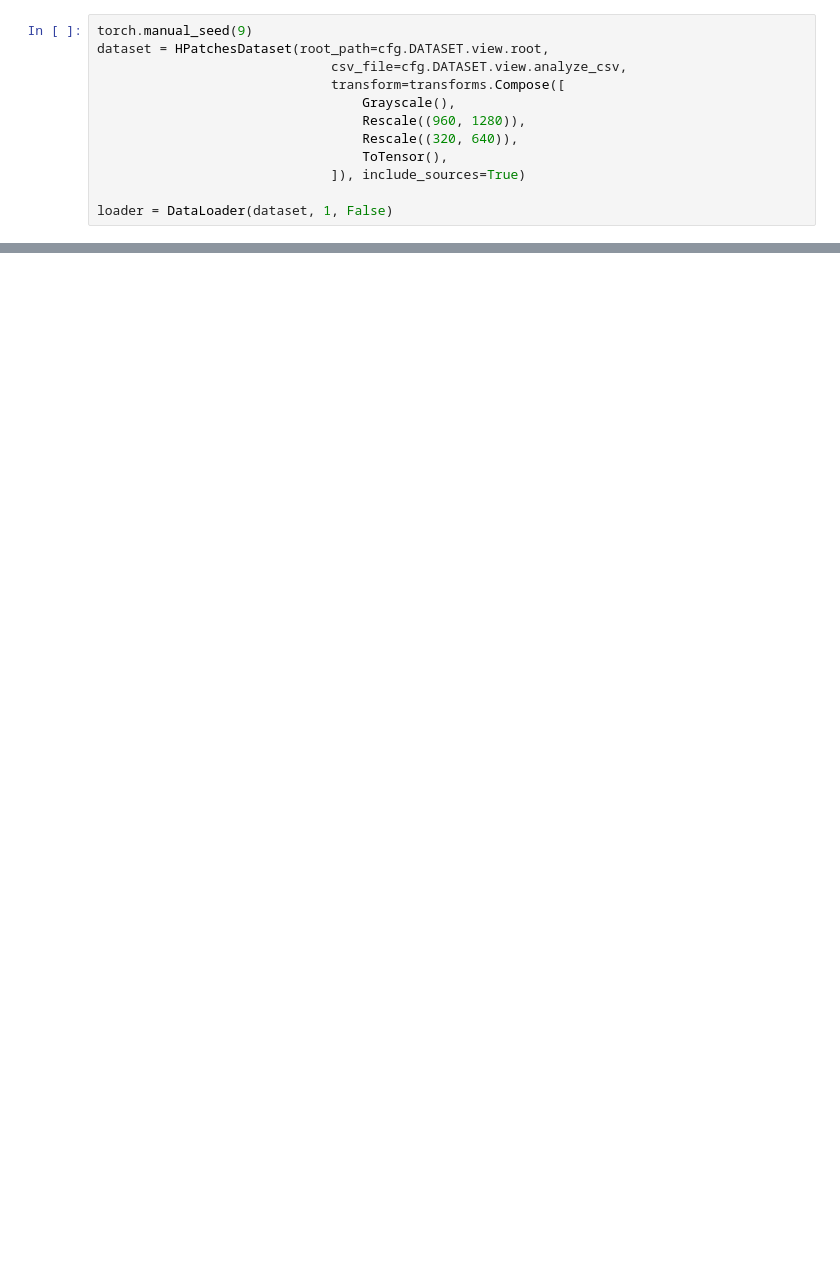
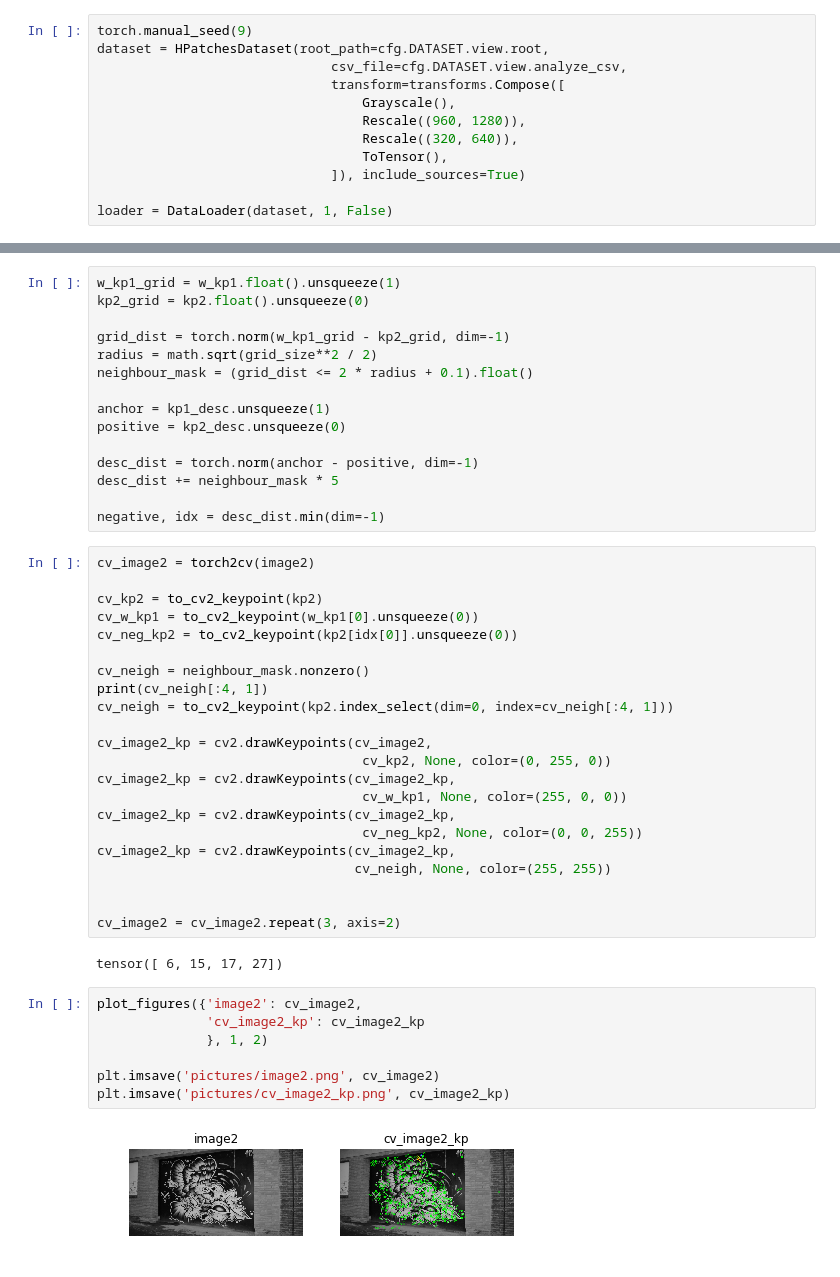
Before and after one commit to KonstantinPakulev/Summertime, a Jupyter notebook: Net/exp_env/homography_visualization.ipynb, the cells around one changed output, grey strips where cells are left out. Saved outputs shown, nothing was run; the diff lists cells and outputs as text; blank space fills up the shorter version.

```diff
--- a/Net/exp_env/homography_visualization.ipynb
+++ b/Net/exp_env/homography_visualization.ipynb
@@ -107,0 +78,48 @@ plt.imsave('kp2.png', kp2_show)
+# %%
+w_kp1_grid = w_kp1.float().unsqueeze(1)
+kp2_grid = kp2.float().unsqueeze(0)
+
+grid_dist = torch.norm(w_kp1_grid - kp2_grid, dim=-1)
+radius = math.sqrt(grid_size**2 / 2)
+neighbour_mask = (grid_dist <= 2 * radius + 0.1).float()
+
+anchor = kp1_desc.unsqueeze(1)
+positive = kp2_desc.unsqueeze(0)
+
+desc_dist = torch.norm(anchor - positive, dim=-1)
+desc_dist += neighbour_mask * 5
+
+negative, idx = desc_dist.min(dim=-1)
+# %%
+cv_image2 = torch2cv(image2)
+
+cv_kp2 = to_cv2_keypoint(kp2)
+cv_w_kp1 = to_cv2_keypoint(w_kp1[0].unsqueeze(0))
+cv_neg_kp2 = to_cv2_keypoint(kp2[idx[0]].unsqueeze(0))
+
+cv_neigh = neighbour_mask.nonzero()
+print(cv_neigh[:4, 1])
+cv_neigh = to_cv2_keypoint(kp2.index_select(dim=0, index=cv_neigh[:4, 1]))
+
+cv_image2_kp = cv2.drawKeypoints(cv_image2,
+                                  cv_kp2, None, color=(0, 255, 0))
+cv_image2_kp = cv2.drawKeypoints(cv_image2_kp,
+                                  cv_w_kp1, None, color=(255, 0, 0))
+cv_image2_kp = cv2.drawKeypoints(cv_image2_kp,
+                                  cv_neg_kp2, None, color=(0, 0, 255))
+cv_image2_kp = cv2.drawKeypoints(cv_image2_kp,
+                                 cv_neigh, None, color=(255, 255))
+
+
+cv_image2 = cv_image2.repeat(3, axis=2)
+# %% [output]
+tensor([ 6, 15, 17, 27])
+# %%
+plot_figures({'image2': cv_image2,
+              'cv_image2_kp': cv_image2_kp
+              }, 1, 2)
+
+plt.imsave('pictures/image2.png', cv_image2)
+plt.imsave('pictures/cv_image2_kp.png', cv_image2_kp)
+# %% [output]
+[figure, added]
```
Also changed, not shown: parts of 10 cells of this notebook, 6 other files.
